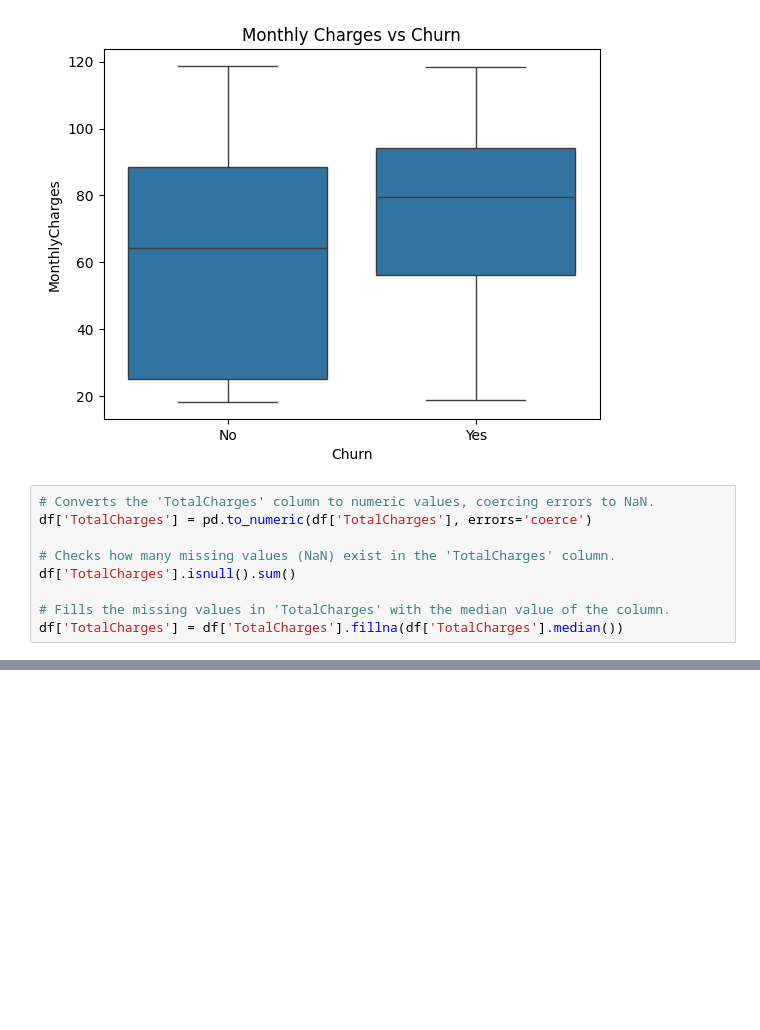
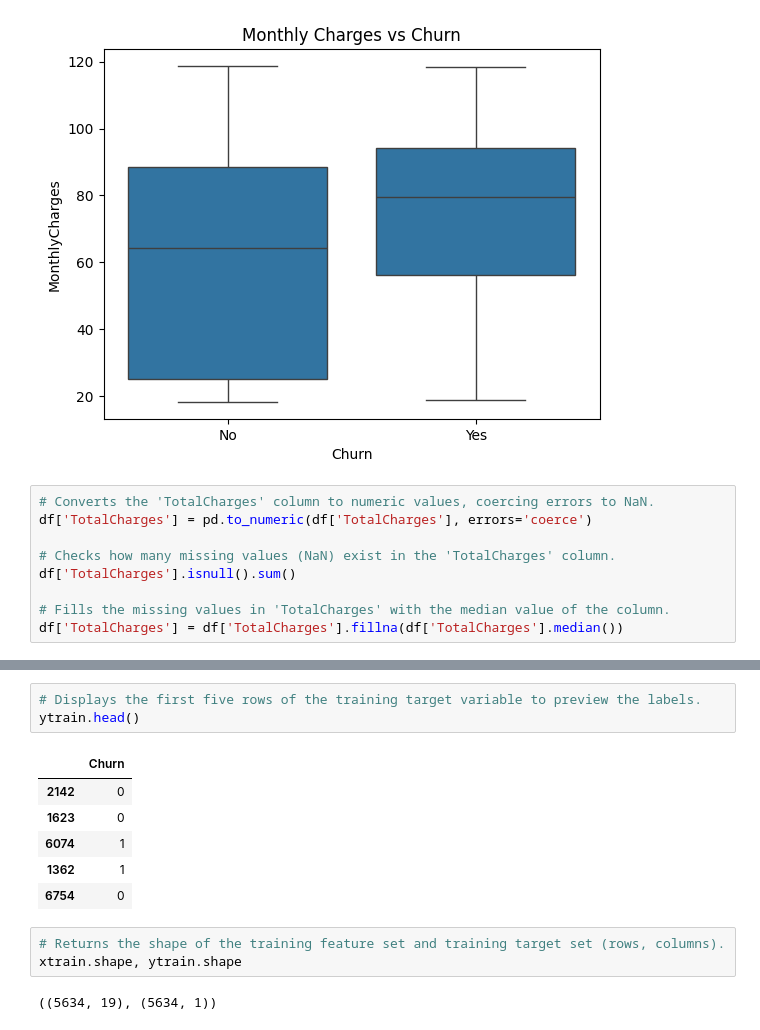
Before and after one commit to Md-Maruf-1727/Machine-Learning-Algorithms, a Jupyter notebook: Decision Tree Classifier/Customer churn prediction/code.ipynb, the cells around one changed output, grey strips where cells are left out. Saved outputs shown, nothing was run; the diff lists cells and outputs as text; blank space fills up the shorter version.

```diff
--- a/Decision Tree Classifier/Customer churn prediction/code.ipynb
+++ b/Decision Tree Classifier/Customer churn prediction/code.ipynb
@@ -142,0 +176,15 @@ sns.heatmap(df[['tenure', 'MonthlyCharges', 'TotalCharges']], annot=True)
+# %%
+# Displays the first five rows of the training target variable to preview the labels.
+ytrain.head()
+# %% [output]
+|  | Churn |
+| 2142 | 0 |
+| 1623 | 0 |
+| 6074 | 1 |
+| 1362 | 1 |
+| 6754 | 0 |
+# %%
+# Returns the shape of the training feature set and training target set (rows, columns).
+xtrain.shape, ytrain.shape
+# %% [output]
+((5634, 19), (5634, 1))
```
Also changed, not shown: parts of 13 cells of this notebook.
